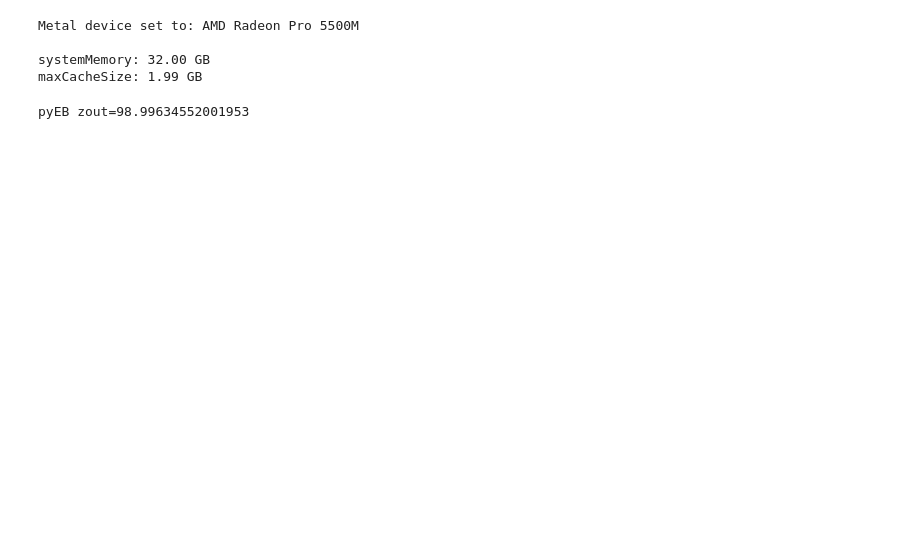
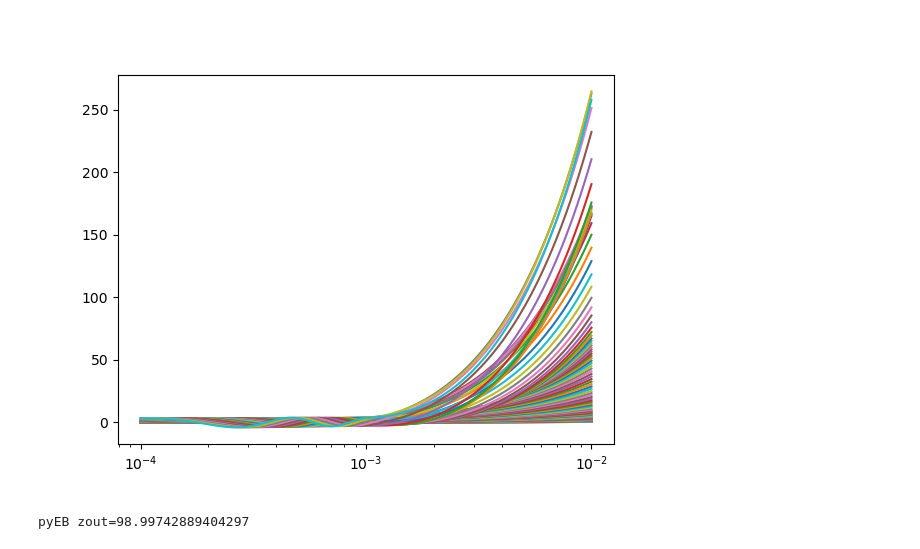
Before and after one commit to ohahn/DISCO-EB, a Jupyter notebook: pylinger_demo.ipynb, the cells around one changed output. Drawn from its saved outputs; the diff is of its cells as text; code cells hidden in the pictures; blank space fills up the shorter version.

Commit message:
cleaned up test setup

```diff
--- a/pylinger_demo.ipynb
+++ b/pylinger_demo.ipynb
@@ -68,25 +67,27 @@ def get_class_power( fieldname, zout ):
   res =  2*np.pi**2*A_s*(k/k_p*h)**(n_s - 1) * k**(-3) * TT**2 *h**3
   return res, k
 # %%
-## pyLinGer setup
-jax.config.update('jax_platform_name', 'cpu')
+## Compute Background evolution
 
 cp = cosmo(Omegam=Omegam, Omegab=Omegab, OmegaL=OmegaL, H0=100*h, Tcmb=Tcmb, YHe=YHe, Neff=Neff, Nmnu=num_massive_neutrinos, mnu=mnu )
-# %% [output]
-Metal device set to: AMD Radeon Pro 5500M
-
-systemMemory: 32.00 GB
-maxCacheSize: 1.99 GB
 # %%
-
-nmodes = 10
+# Compute Perturbations
+nmodes = 100
 kmin = 1e-3
 kmax = 1e-1
+aexp_out = jnp.geomspace(1e-4,1e-2,128)
 
-y, kmodes = evolve_perturbations( param=cp.param, kmin=kmin, kmax=kmax, num_k=nmodes, aexp_out=jnp.array([1e-2]) )
+y, kmodes = evolve_perturbations( param=cp.param, kmin=kmin, kmax=kmax, num_k=nmodes, aexp_out=aexp_out )
+# %%
+# plot evolution of baryon density modes
+fig, ax = plt.subplots()
+for i in range( y.shape[0] ):
+    ax.semilogx( aexp_out, y[i,:,5] )
+# %% [output]
+[figure, added]
 # %%
 ## evaluate the power spectra
-iout = 0
+iout = -1
 print(f'pyEB zout={1/y[0,iout,0]-1}')
 zout = 1/y[0,iout,0]-1
 
@@ -97,5 +98,5 @@ Pkg = A_s*(kmodes/k_p)**(n_s - 1) * kmodes**(-3) * y[:,iout,7]**2
 Pkc_CLASS, k_CLASS = get_class_power('d_cdm', zout)
 Pkb_CLASS, k_CLASS = get_class_power('d_b', zout)
 # %% [output]
-pyEB zout=98.99634552001953
+pyEB zout=98.99742889404297
 # %%
```
Also changed, not shown: parts of 3 cells of this notebook, 1 other file.
